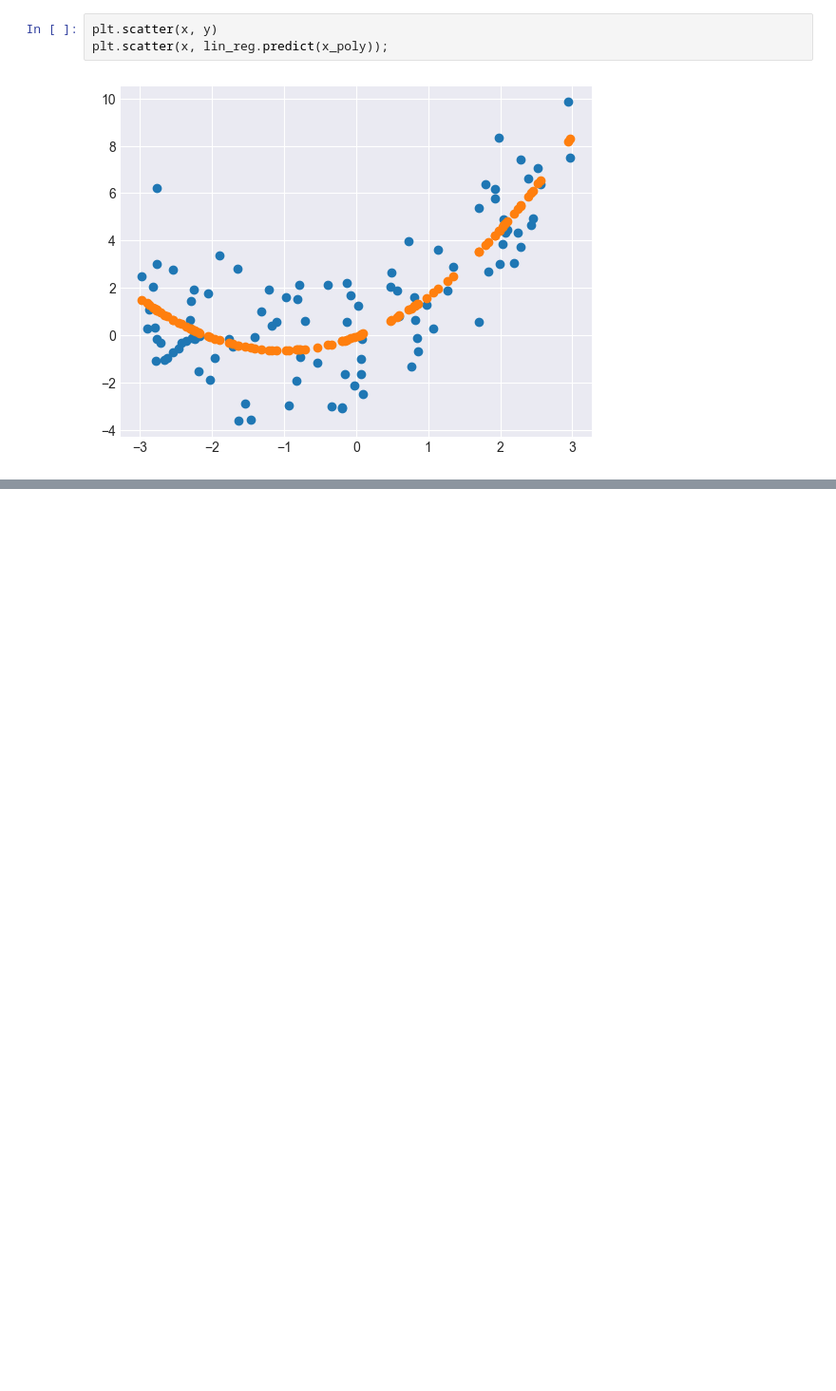
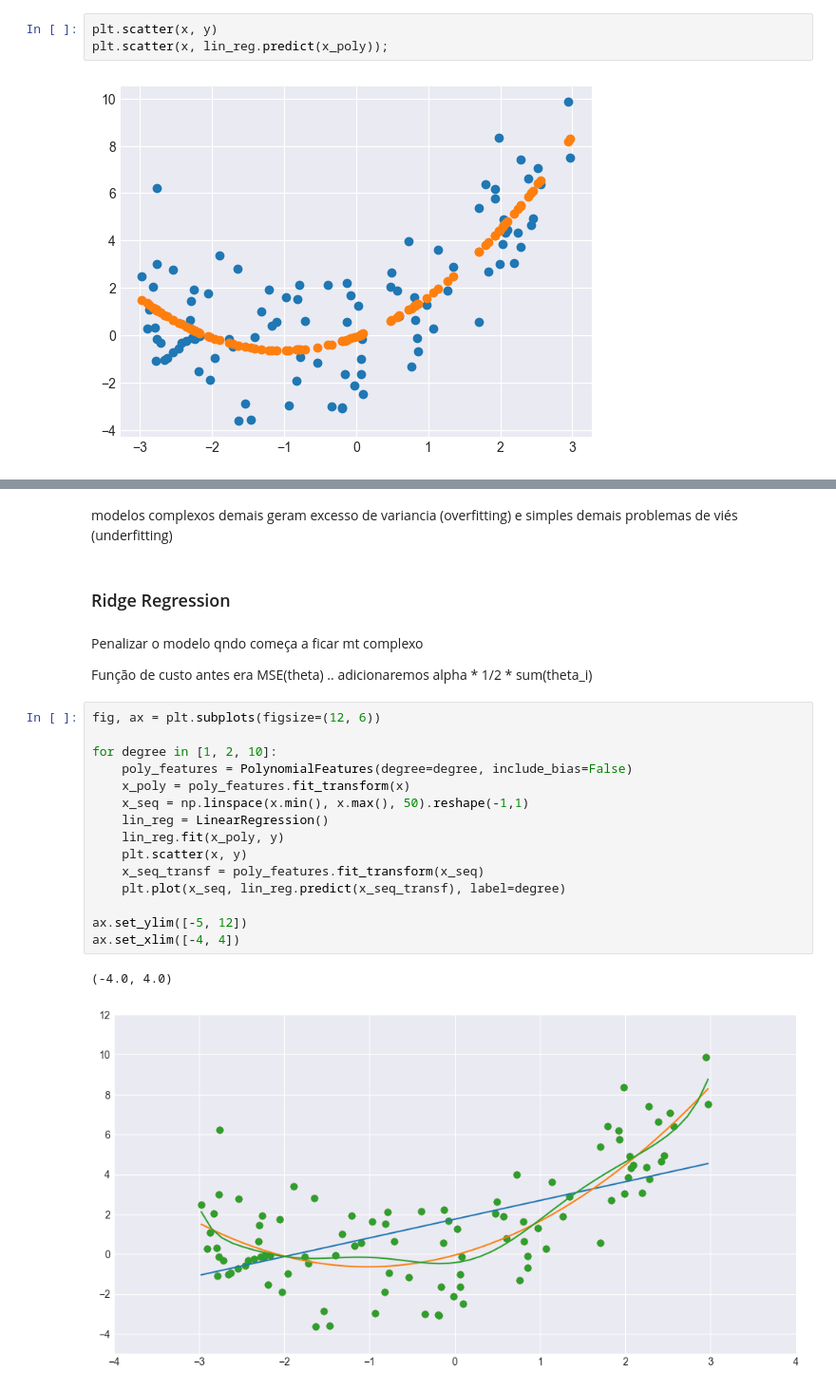
Before and after one commit to fernandops21/how_do_ML_models_learn, a Jupyter notebook: regressao_polinomial.ipynb, the cells around one changed output, grey strips where cells are left out. Shown at 95% size. Saved outputs shown, nothing was run; the diff lists cells and outputs as text; blank space fills up the shorter version.

```diff
--- a/regressao_polinomial.ipynb
+++ b/regressao_polinomial.ipynb
@@ -65,0 +86,26 @@ plt.scatter(x, lin_reg.predict(x_poly));
+# %% [markdown]
+modelos complexos demais geram excesso de variancia (overfitting) e simples demais problemas de viés (underfitting)
+# %% [markdown]
+### Ridge Regression
+# %% [markdown]
+Penalizar o modelo qndo começa a ficar mt complexo
+
+Função de custo antes era MSE(theta) .. adicionaremos alpha * 1/2 * sum(theta_i)
+# %%
+fig, ax = plt.subplots(figsize=(12, 6))
+
+for degree in [1, 2, 10]:
+    poly_features = PolynomialFeatures(degree=degree, include_bias=False)
+    x_poly = poly_features.fit_transform(x)
+    x_seq = np.linspace(x.min(), x.max(), 50).reshape(-1,1)
+    lin_reg = LinearRegression()
+    lin_reg.fit(x_poly, y)
+    plt.scatter(x, y)
+    x_seq_transf = poly_features.fit_transform(x_seq)
+    plt.plot(x_seq, lin_reg.predict(x_seq_transf), label=degree)
+
+ax.set_ylim([-5, 12])
+ax.set_xlim([-4, 4])
+# %% [output]
+(-4.0, 4.0)
+[figure, added]
```
Also changed, not shown: parts of 5 cells of this notebook, 2 other files.
